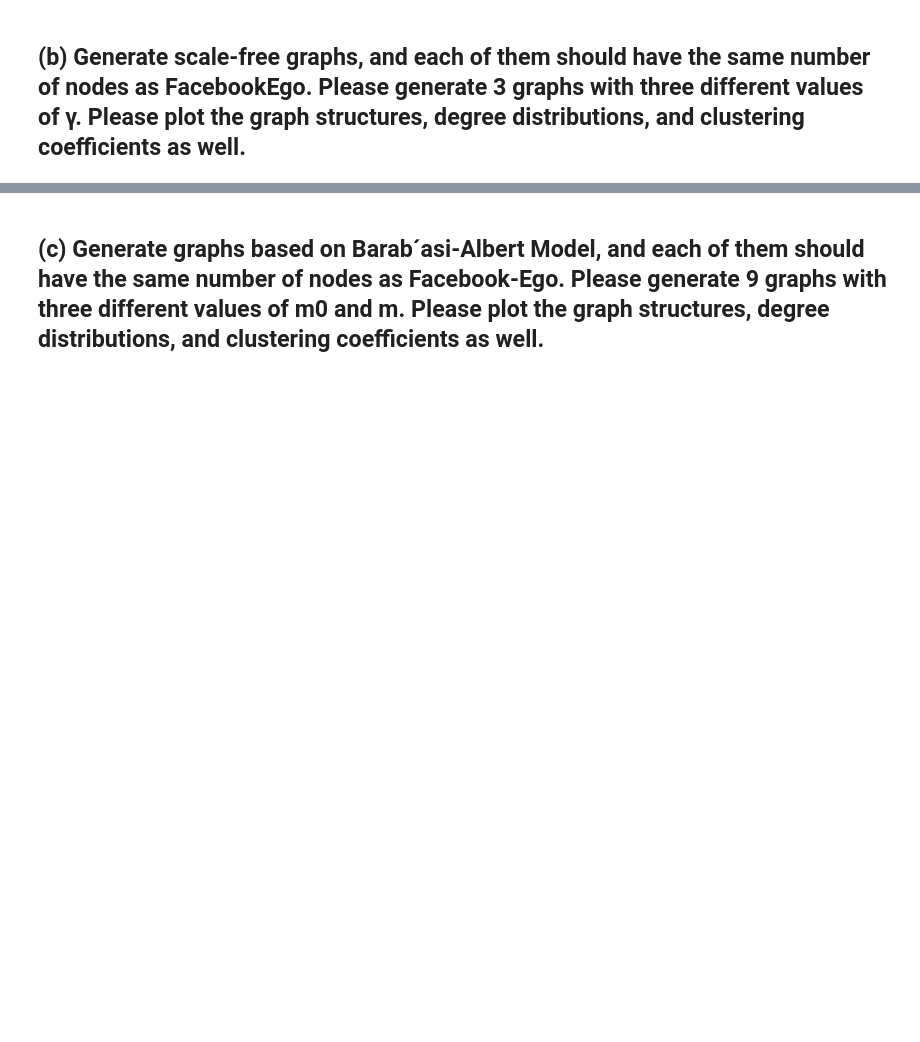
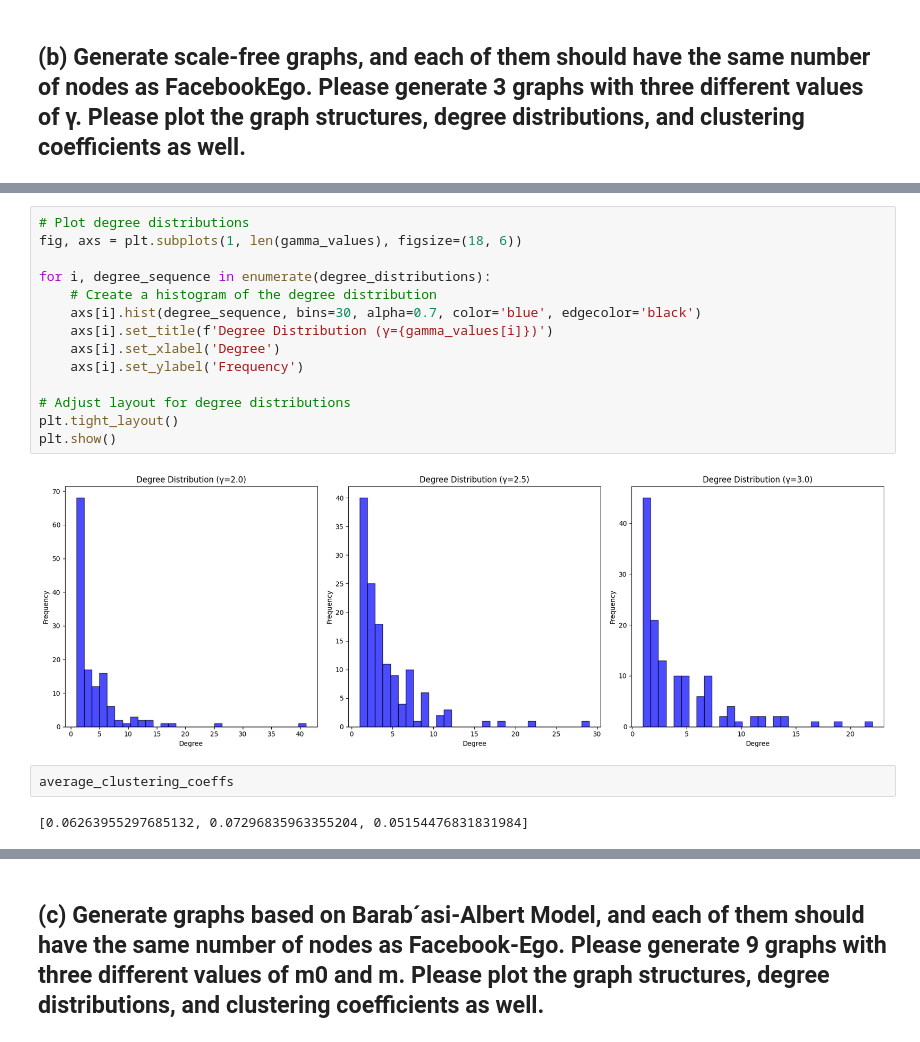
Before and after one commit to pariaighanian/Analysis_of_Complex_Netwroks, a Jupyter notebook: assignment_03.ipynb, the cells around one changed output, grey strips where cells are left out. Saved outputs shown, nothing was run; the diff lists cells and outputs as text; blank space fills up the shorter version.

```diff
--- a/assignment_03.ipynb
+++ b/assignment_03.ipynb
@@ -144,0 +155,20 @@ plt.show()
+# %%
+# Plot degree distributions
+fig, axs = plt.subplots(1, len(gamma_values), figsize=(18, 6))
+
+for i, degree_sequence in enumerate(degree_distributions):
+    # Create a histogram of the degree distribution
+    axs[i].hist(degree_sequence, bins=30, alpha=0.7, color='blue', edgecolor='black')
+    axs[i].set_title(f'Degree Distribution (γ={gamma_values[i]})')
+    axs[i].set_xlabel('Degree')
+    axs[i].set_ylabel('Frequency')
+
+# Adjust layout for degree distributions
+plt.tight_layout()
+plt.show()
+# %% [output]
+[figure, added]
+# %%
+average_clustering_coeffs
+# %% [output]
+[0.06263955297685132, 0.07296835963355204, 0.05154476831831984]
```
Also changed, not shown: parts of 4 cells of this notebook.
